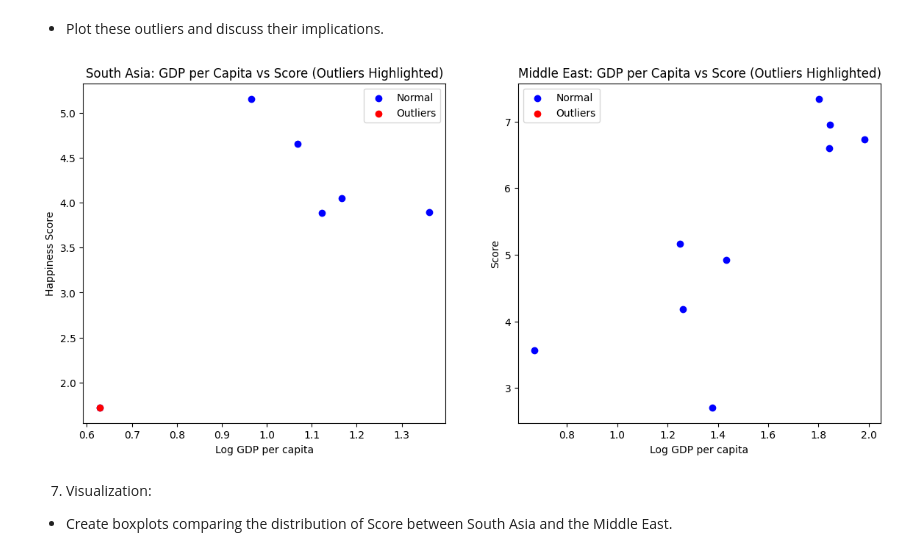
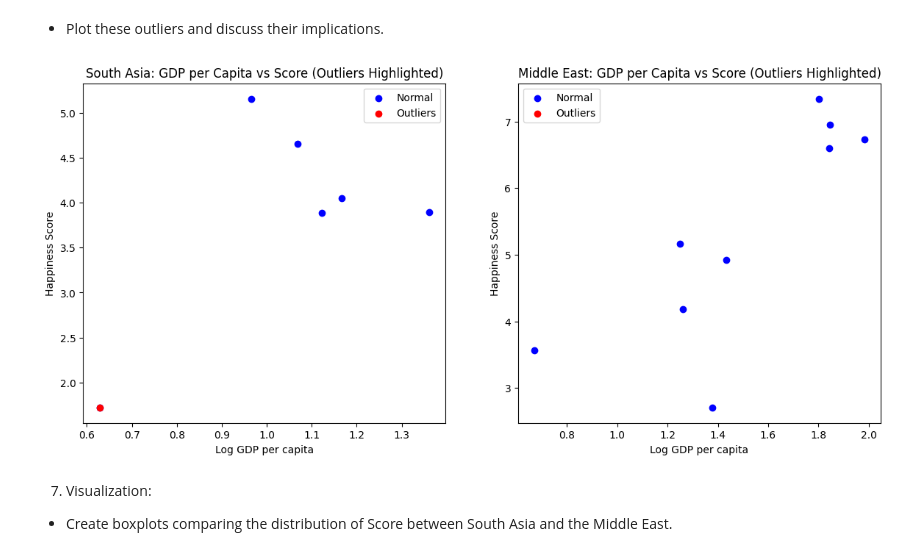
Before and after one commit to pritishma-shakya/Concepts-and-Technologies-of-AI, a Jupyter notebook: 2408412_PritishmaShakya.ipynb, the cells around one changed output. Saved outputs shown, nothing was run; the diff lists cells and outputs as text; code cells hidden in the pictures.

```diff
--- a/2408412_PritishmaShakya.ipynb
+++ b/2408412_PritishmaShakya.ipynb
@@ -853,25 +864,25 @@ Index: []
 # %%
 #create a scatter plot showing relation between score and gdp for south asia
 plt.figure(figsize=(14, 6))
 plt.subplot(1, 2, 1)
 plt.scatter(south_asian_df['Log GDP per capita'], south_asian_df['score'], color='blue', label='Normal')
 plt.scatter(outliers['Log GDP per capita'], outliers['score'], color='red', label='Outliers')
 plt.xlabel('Log GDP per capita')
 plt.ylabel('Happiness Score')
 plt.title('South Asia: GDP per Capita vs Score (Outliers Highlighted)')
 plt.legend()
 
 #create a scatter plot for Middle East, highlighting outliers
 plt.subplot(1, 2, 2)
 plt.scatter(middle_east_data['Log GDP per capita'], middle_east_data['score'], color='blue', label='Normal')
 plt.scatter(outliers_ME['Log GDP per capita'], outliers_ME['score'], color='red', label='Outliers')
 plt.xlabel('Log GDP per capita')
-plt.ylabel('Score')
+plt.ylabel('Happiness Score')
 plt.title('Middle East: GDP per Capita vs Score (Outliers Highlighted)')
 plt.legend()
 plt.show()
 # %% [output]
-[figure, old version]
+[figure, new version]
 # %% [markdown]
 7. Visualization:
 *   Create boxplots comparing the distribution of Score between South Asia and the Middle East.
```
Also changed, not shown: parts of 2 cells of this notebook.
